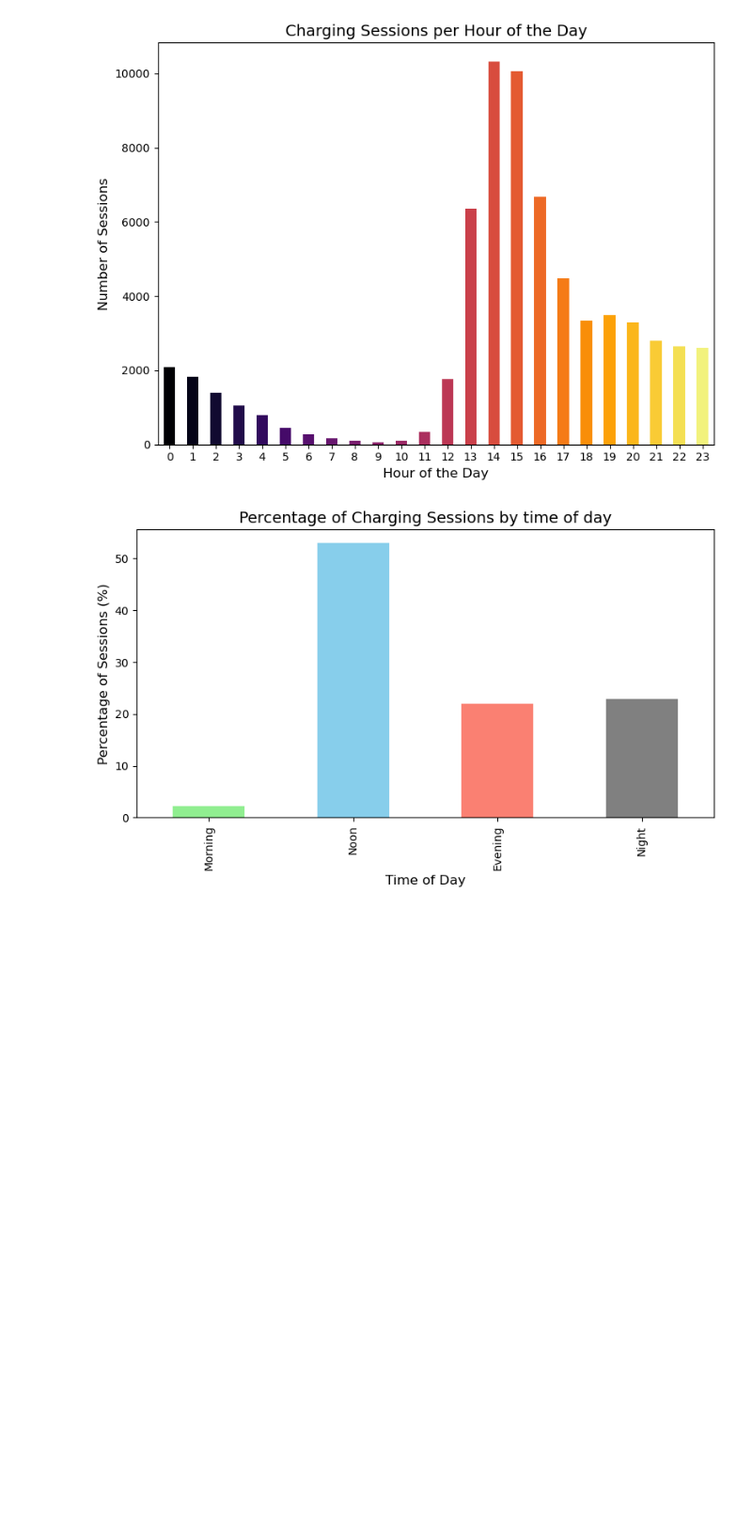
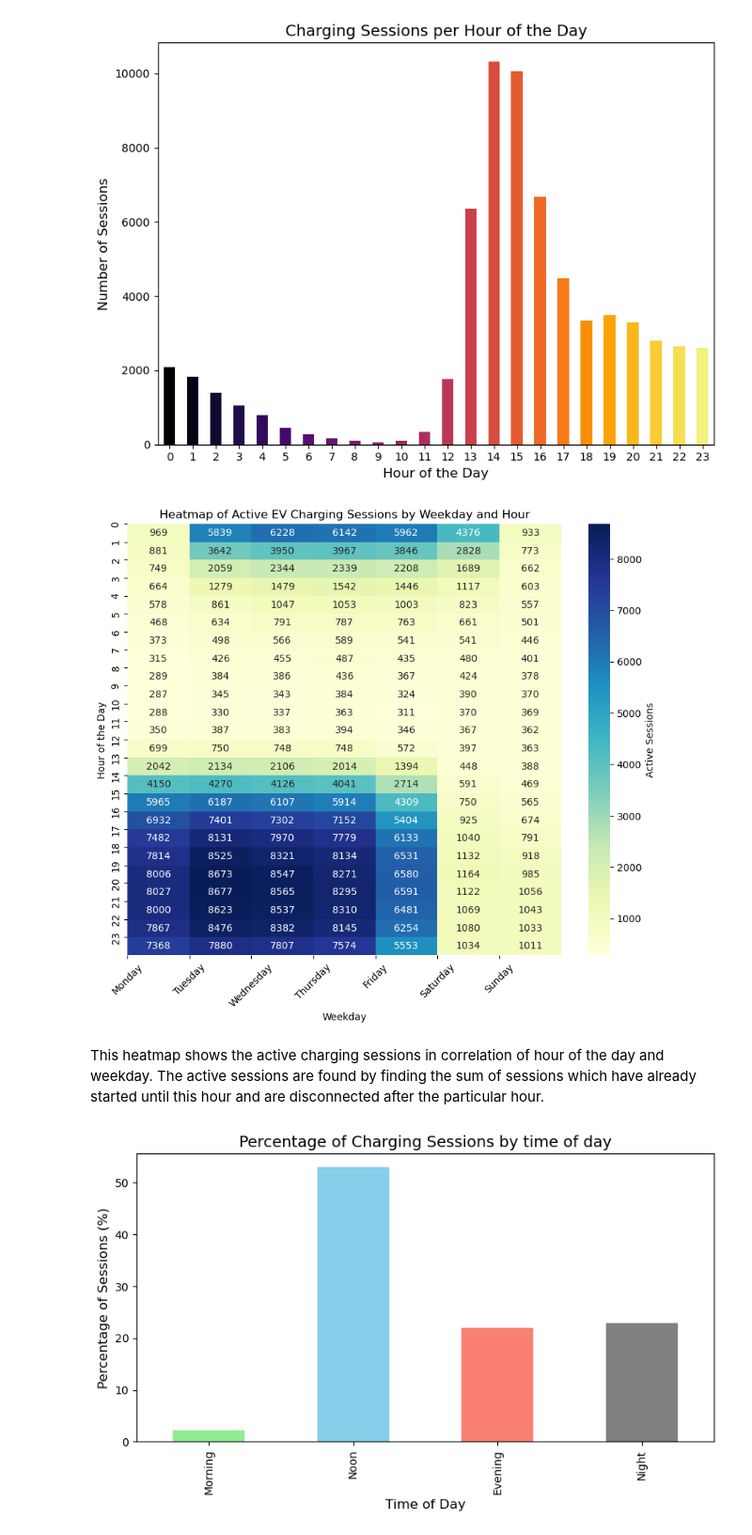
Before and after one commit to Vigro08/AA-Team-Assignment, a Jupyter notebook: Tasks/02_Descriptive_Analysis.ipynb, the cells around one changed output. Shown at 94% size. Cells and saved outputs as stored; diff of their text form; code cells hidden in the pictures; blank space fills up the shorter version.

Commit message:
add heatmap of active sessions to show correlation between hour of day and weekday

```diff
--- a/Tasks/02_Descriptive_Analysis.ipynb
+++ b/Tasks/02_Descriptive_Analysis.ipynb
@@ -44,6 +45,47 @@ plt.tight_layout()
 plt.show()
 # %% [output]
 [figure]
+# %%
+charging['weekday'] = charging['connectionTime'].dt.dayofweek
+charging['hour_of_day'] = charging['connectionTime'].dt.hour
+
+# Create a DataFrame of all hours within each session
+charging['hourly_range'] = charging.apply(
+    lambda row: pd.date_range(
+        start=row['connectionTime'].floor('h'),
+        end=row['disconnectTime'].ceil('h') - pd.Timedelta(hours=1),
+        freq='H'
+    ), axis=1
+)
+
+# Expand the hourly ranges into individual rows
+expanded = charging.explode('hourly_range')
+
+# Extract weekday and hour of day
+expanded['weekday'] = expanded['hourly_range'].dt.dayofweek
+expanded['hour_of_day'] = expanded['hourly_range'].dt.hour
+
+# Group by weekday and hour_of_day to count active sessions
+summary = expanded.groupby(['weekday', 'hour_of_day']).size().reset_index(name='active_sessions')
+
+# Pivot data for heatmap
+heatmap_data = summary.pivot(index='hour_of_day', columns='weekday', values='active_sessions').fillna(0)
+
+# Plot Heatmap
+plt.figure(figsize=(10, 8))
+sns.heatmap(heatmap_data, cmap='YlGnBu', annot=True, fmt=".0f", cbar_kws={'label': 'Active Sessions'})
+plt.title("Heatmap of Active EV Charging Sessions by Weekday and Hour")
+plt.xlabel("Weekday")
+plt.ylabel("Hour of the Day")
+plt.xticks(ticks=range(7), labels=['Monday', 'Tuesday', 'Wednesday', 'Thursday', 'Friday', 'Saturday', 'Sunday'], rotation=45)
+plt.yticks(ticks=range(0, 24), labels=range(0, 24))
+plt.show()
+# %% [output]
+[figure, added]
+# %% [markdown]
+This heatmap shows the active charging sessions in correlation of hour of the day and weekday.
+The active sessions are found by finding the sum of sessions
+which have already started until this hour and are disconnected after the particular hour.
 # %%
 def classify_time_of_day(hour):
     if 5 <= hour < 12:
```
Also changed, not shown: parts of 1 cell of this notebook.
